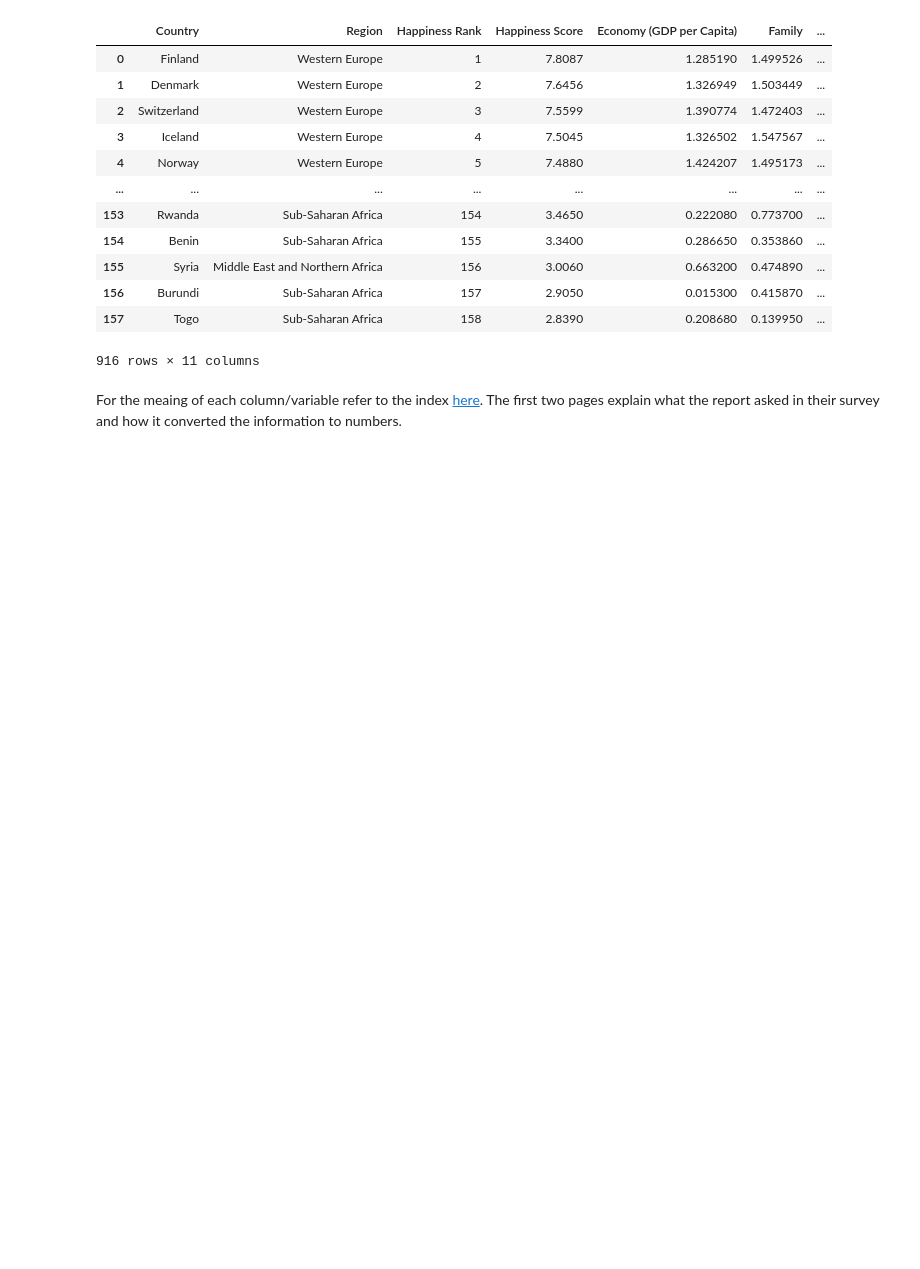
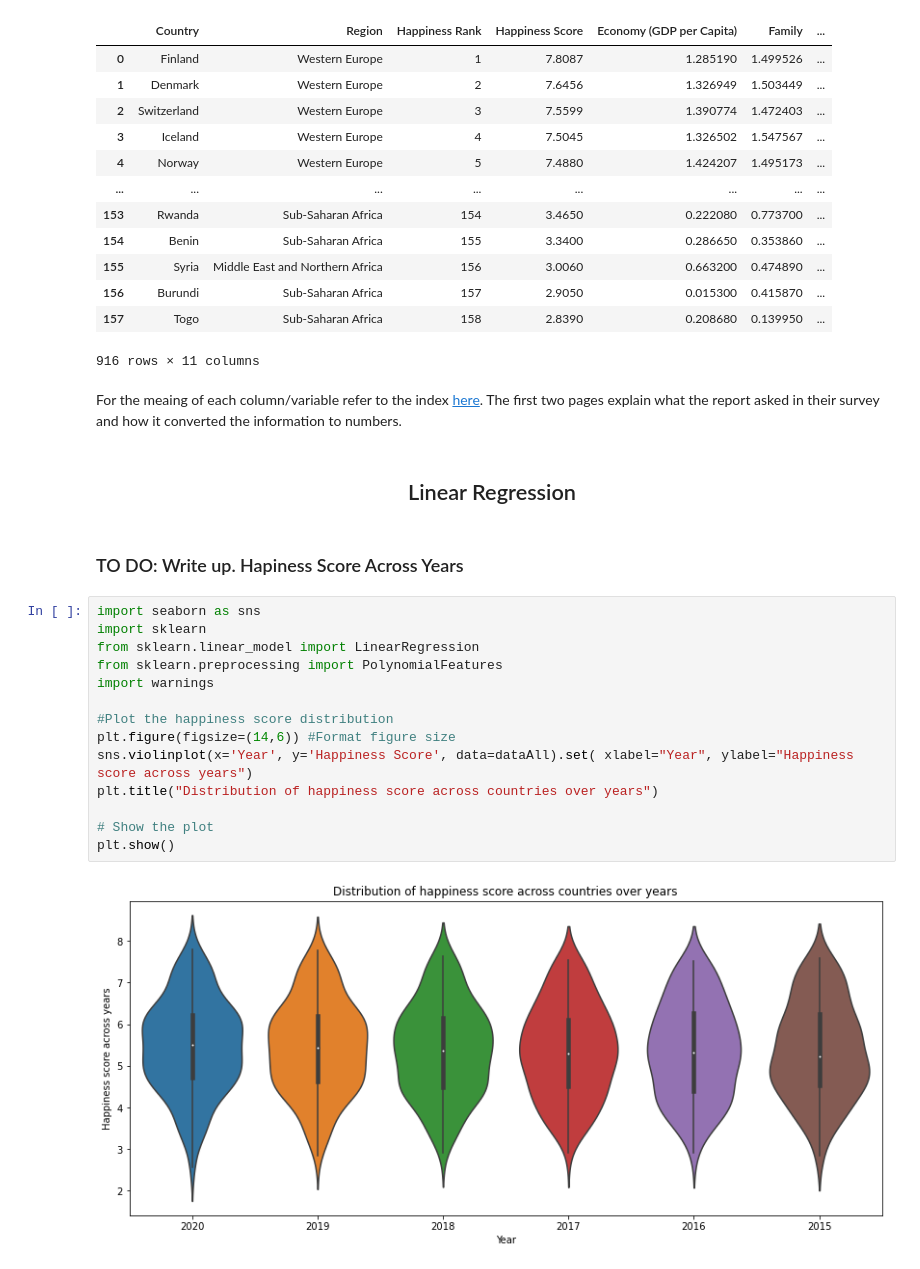
Before and after one commit to Jzhong456/Jzhong456.github.io, a Jupyter notebook: Final_Tutorial.ipynb, the cells around one changed output. Saved outputs shown, nothing was run; the diff lists cells and outputs as text; blank space fills up the shorter version.

Commit message:
Add code for Linear Regression

```diff
--- a/Final_Tutorial.ipynb
+++ b/Final_Tutorial.ipynb
@@ -187,3 +187,24 @@ dataAll
 916 rows × 11 columns
 # %% [markdown]
 For the meaing of each column/variable refer to the index <a href= https://happiness-report.s3.amazonaws.com/2020/WHR20_Ch2_Statistical_Appendix.pdf>here</a>. The first two pages explain what the report asked in their survey and how it converted the information to numbers.
+# %% [markdown]
+<h2><center>Linear Regression</center></h2>
+# %% [markdown]
+
+### TO DO: Write up. Hapiness Score Across Years
+# %%
+import seaborn as sns
+import sklearn
+from sklearn.linear_model import LinearRegression
+from sklearn.preprocessing import PolynomialFeatures
+import warnings
+
+#Plot the happiness score distribution
+plt.figure(figsize=(14,6)) #Format figure size
+sns.violinplot(x='Year', y='Happiness Score', data=dataAll).set( xlabel="Year", ylabel="Happiness score across years")
+plt.title("Distribution of happiness score across countries over years")
+
+# Show the plot
+plt.show()
+# %% [output]
+[figure, added]
```
Also changed, not shown: parts of 30 cells of this notebook.
